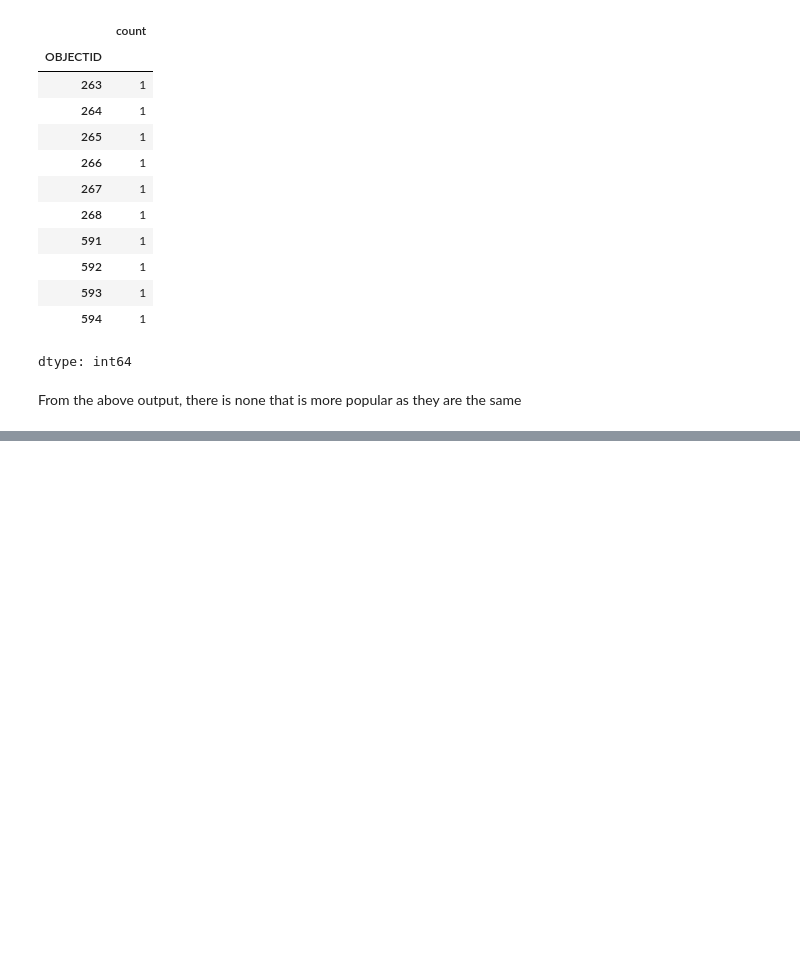
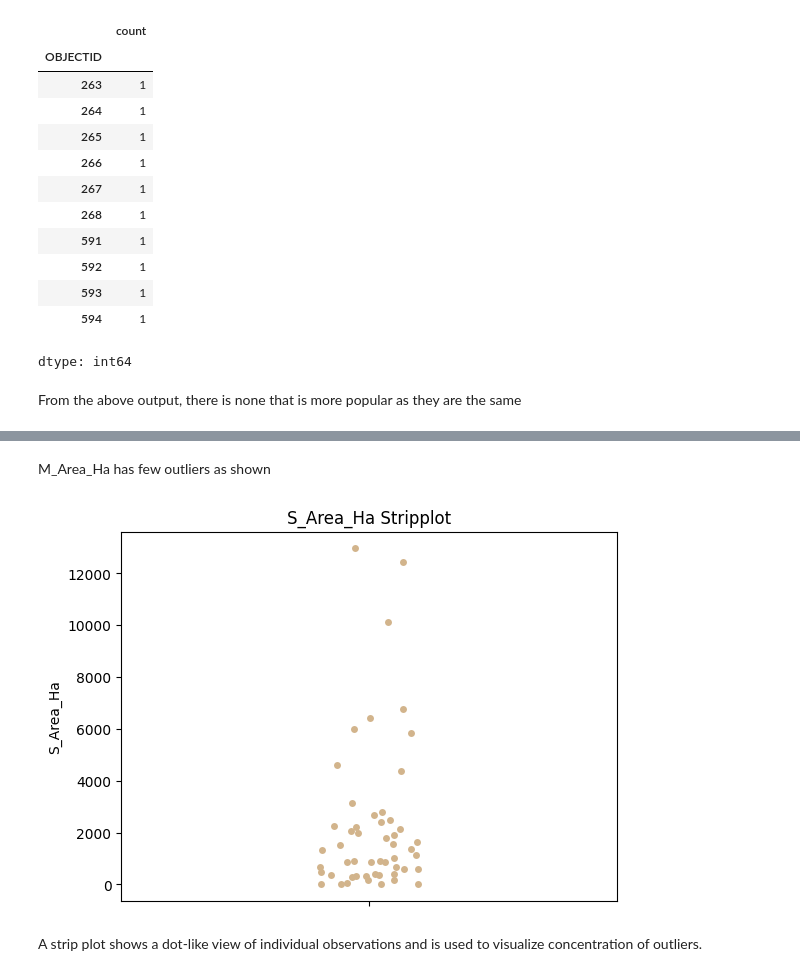
Before and after one commit to Ella244-18/Phase-1-Project-1, a Jupyter notebook: Project2.ipynb, the cells around one changed output, grey strips where cells are left out. Saved outputs shown, nothing was run; the diff lists cells and outputs as text; code cells hidden in the pictures; blank space fills up the shorter version.

```diff
--- a/Project2.ipynb
+++ b/Project2.ipynb
@@ -368,0 +376,11 @@ From the above output, there is none that is more popular as they are the same
+# %% [markdown]
+M_Area_Ha has few outliers as shown
+# %%
+# Stripplot
+sns.stripplot(data = df['S_Area_Ha'], color='tan')
+plt.title('S_Area_Ha Stripplot')
+plt.show()
+# %% [output]
+[figure, added]
+# %% [markdown]
+A strip plot shows a dot-like view of individual observations and is used to visualize concentration of outliers.
```
Also changed, not shown: parts of 8 cells of this notebook.
